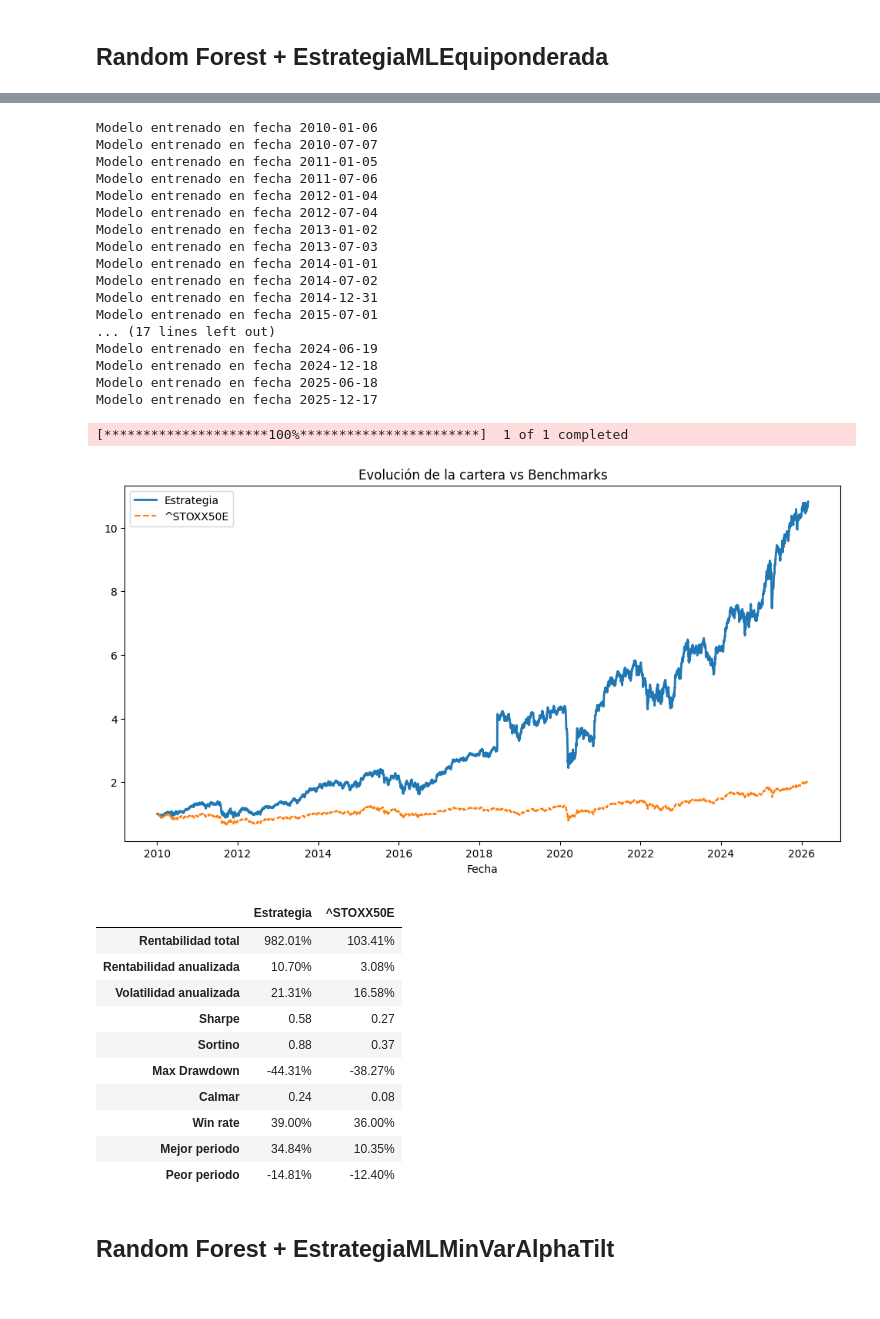
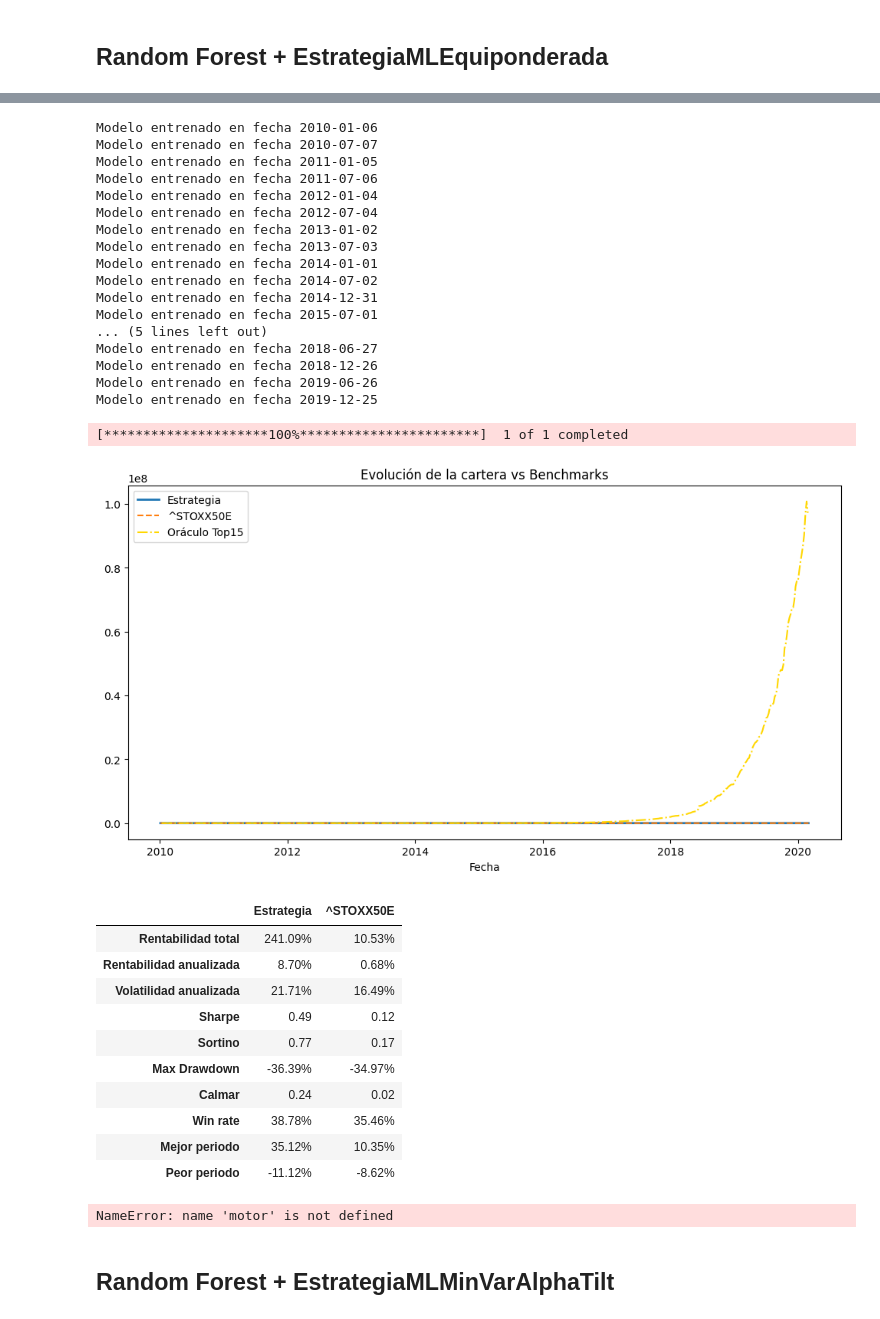
Before and after one commit to Javi-Puerta/Trabajo_gestion_cuantitativa, a Jupyter notebook: prueba_modelos.ipynb, the cells around one changed output, grey strips where cells are left out. Cells and saved outputs as stored; diff of their text form; code cells hidden in the pictures.

```diff
--- a/prueba_modelos.ipynb
+++ b/prueba_modelos.ipynb
@@ -90,8 +90,8 @@ Modelo entrenado en fecha 2025-11-05
 # %% [markdown]
 ## Random Forest + EstrategiaMLEquiponderada
 # %%
-start_date = "2010-01-02"
-end_date = "2026-03-01"
+start_date = "2010-01-05"
+end_date = "2020-03-01"
 universo = UniversoActivosDinamico(tickers_actuales=tickers, start_date=start_date, end_date=end_date, csv_cambios_path=r"eurostoxx50_historico_cambios.csv")
 proveedor = YFinanceProvider()
 fe = FeatureEngineer(criterio=5, ticker_indice="^STOXX50E")
@@ -114,5 +114,5 @@ engine = BacktestEngine(
     nominal=10000000
 )
 
-res2 = engine.print_results(bmks=["^STOXX50E"])
+res2 = engine.print_results(bmks=["^STOXX50E"], oracle = True)
 # %% [output]
@@ -131,33 +135,47 @@ $STM.MI: possibly delisted; no timezone found
 Modelo entrenado en fecha 2010-01-06
 Modelo entrenado en fecha 2010-07-07
 Modelo entrenado en fecha 2011-01-05
 Modelo entrenado en fecha 2011-07-06
 Modelo entrenado en fecha 2012-01-04
 Modelo entrenado en fecha 2012-07-04
 Modelo entrenado en fecha 2013-01-02
 Modelo entrenado en fecha 2013-07-03
 Modelo entrenado en fecha 2014-01-01
 Modelo entrenado en fecha 2014-07-02
 Modelo entrenado en fecha 2014-12-31
 Modelo entrenado en fecha 2015-07-01
-... (17 lines left out)
-Modelo entrenado en fecha 2024-06-19
-Modelo entrenado en fecha 2024-12-18
-Modelo entrenado en fecha 2025-06-18
-Modelo entrenado en fecha 2025-12-17
+... (5 lines left out)
+Modelo entrenado en fecha 2018-06-27
+Modelo entrenado en fecha 2018-12-26
+Modelo entrenado en fecha 2019-06-26
+Modelo entrenado en fecha 2019-12-25
 [*********************100%***********************]  1 of 1 completed
-[figure, old version]
+[figure, new version]
 |  | Estrategia | ^STOXX50E |
-| Rentabilidad total | 982.01% | 103.41% |
-| Rentabilidad anualizada | 10.70% | 3.08% |
-| Volatilidad anualizada | 21.31% | 16.58% |
-| Sharpe | 0.58 | 0.27 |
-| Sortino | 0.88 | 0.37 |
-| Max Drawdown | -44.31% | -38.27% |
-| Calmar | 0.24 | 0.08 |
-| Win rate | 39.00% | 36.00% |
-| Mejor periodo | 34.84% | 10.35% |
-| Peor periodo | -14.81% | -12.40% |
+| Rentabilidad total | 241.09% | 10.53% |
+| Rentabilidad anualizada | 8.70% | 0.68% |
+| Volatilidad anualizada | 21.71% | 16.49% |
+| Sharpe | 0.49 | 0.12 |
+| Sortino | 0.77 | 0.17 |
+| Max Drawdown | -36.39% | -34.97% |
+| Calmar | 0.24 | 0.02 |
+| Win rate | 38.78% | 35.46% |
+| Mejor periodo | 35.12% | 10.35% |
+| Peor periodo | -11.12% | -8.62% |
+# %%
+import yfinance as yf
+from datetime import datetime
+
+# Selecciona el ticker que quieras, por ejemplo 'ADS.DE'
+ticker = 'ADS.DE'
+
+# Descarga los datos de hoy
+hoy = datetime.today().strftime('%Y-%m-%d')
+data = yf.download(ticker, start=hoy, end=hoy)
+
+print(data)
+# %% [output]
+NameError: name 'motor' is not defined
 # %% [markdown]
 ## Random Forest + EstrategiaMLMinVarAlphaTilt
 # %%
```
Also changed, not shown: parts of 1 cell of this notebook, 4 other files.
